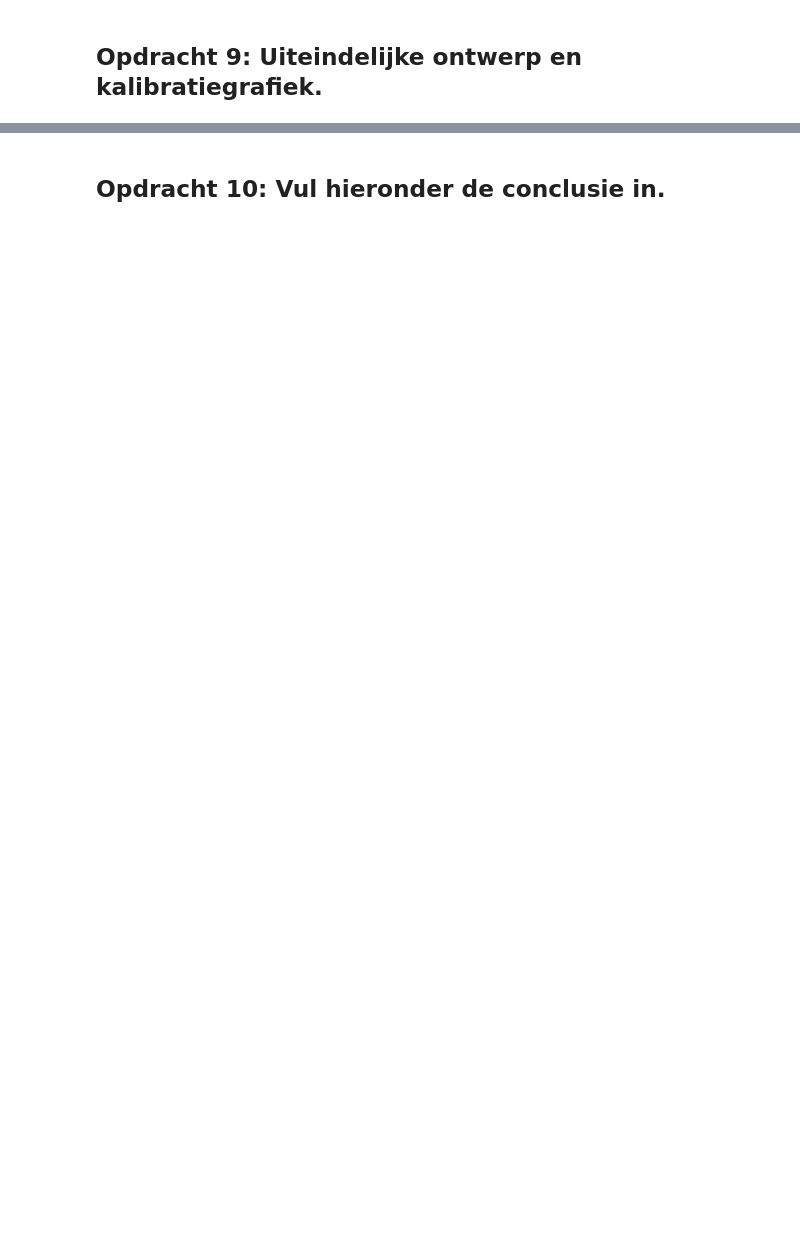
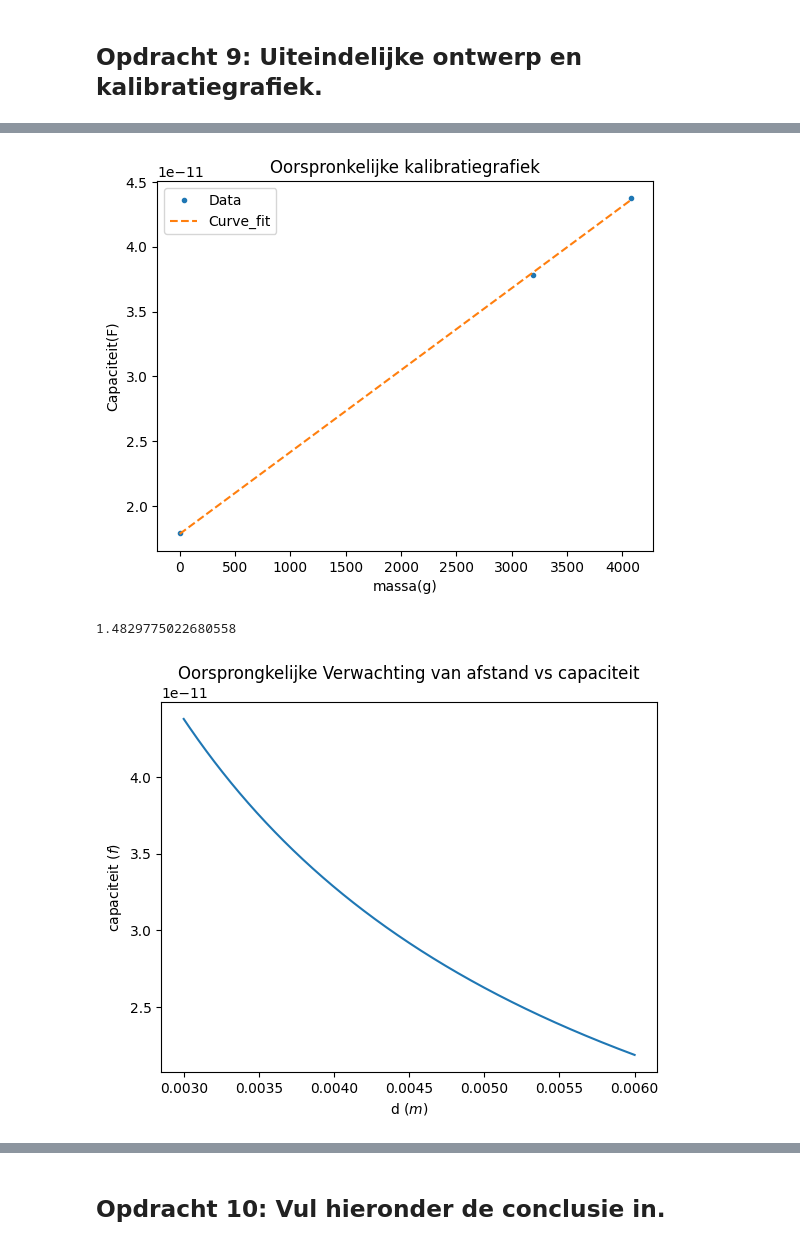
Before and after one commit to daantjebunschoten1-gif/opdrachten-DEF-D, a Jupyter notebook: FysiekeOntwerpopdrachten/2OntwerpEenSensorCondensator/DEFOntwerpopdracht2OntwerpEenSensorInvulTemplate.ipynb, the cells around one changed output, grey strips where cells are left out. Drawn from its saved outputs; the diff is of its cells as text; code cells hidden in the pictures; blank space fills up the shorter version.

```diff
--- a/FysiekeOntwerpopdrachten/2OntwerpEenSensorCondensator/DEFOntwerpopdracht2OntwerpEenSensorInvulTemplate.ipynb
+++ b/FysiekeOntwerpopdrachten/2OntwerpEenSensorCondensator/DEFOntwerpopdracht2OntwerpEenSensorInvulTemplate.ipynb
@@ -111,0 +195,50 @@ Onze sensor kan nog verbetered worden door de volgende verbeteringen (minimaal 2
+# %%
+# Plot hier je oorspronkelijke en je uiteindelijke kalibratiegrafieken, fit daar een bijpassende lijn door
+# en zet ook de verwachte ontwerpgrafiek erbij
+def Dikte(C,A,epsilon_0,epsilon_r ):
+    d= epsilon_0*e_r_spons * A / C
+    return d
+
+V_uit = np.array([90e-3,190e-3,220e-3])
+Capaciteit = capaciteit(8,V_uit,100e3,1e3)
+d = Dikte(Capaciteit,A,epsilon_0,e_r_spons)
+grotemassa1 =705.8+579.1+486.3+967.9+450.3+3.48
+grotemassa2 = 705.8+579.1+486.3+967.9+450.3+3.48+880.79+0.486
+massa= np.array([0,grotemassa1,grotemassa2])
+
+def lijn(x,a,b):
+   return a*x+b
+
+var,cov = curve_fit(lijn,massa,Capaciteit)
+x_fit = np.linspace(min(massa),max(massa))
+y_fit = lijn(x_fit,*var)
+
+plt.figure()
+plt.plot(massa,Capaciteit,".",label="Data")
+plt.plot(x_fit,y_fit,"--",label="Curve_fit")
+plt.xlabel("massa(g)")
+plt.ylabel("Capaciteit(F)")
+plt.legend()
+plt.title("Oorspronkelijke kalibratiegrafiek")
+plt.show()
+
+
+d_0 = 6e-3 #m
+d_comp = 3e-3 #m
+C_spons_0 = capaciteit(8,110e-3,100e3,1e3)
+e_r_spons= e_r(d_0,A,epsilon_0,C_spons_0)
+print(e_r_spons)
+d_verwacht = np.linspace(d_0,d_comp,1000)
+c_verwacht = vlakkeplaat(d_verwacht,A,epsilon_0,e_r_spons)
+
+
+plt.figure()
+plt.plot(d_verwacht,c_verwacht)
+plt.xlabel("d ($m$)")
+plt.ylabel("capaciteit ($f$)")
+plt.title("Oorsprongkelijke Verwachting van afstand vs capaciteit")
+plt.show()
+# %% [output]
+[figure, added]
+1.4829775022680558
+[figure, added]
```
Also changed, not shown: parts of 27 cells of this notebook.
